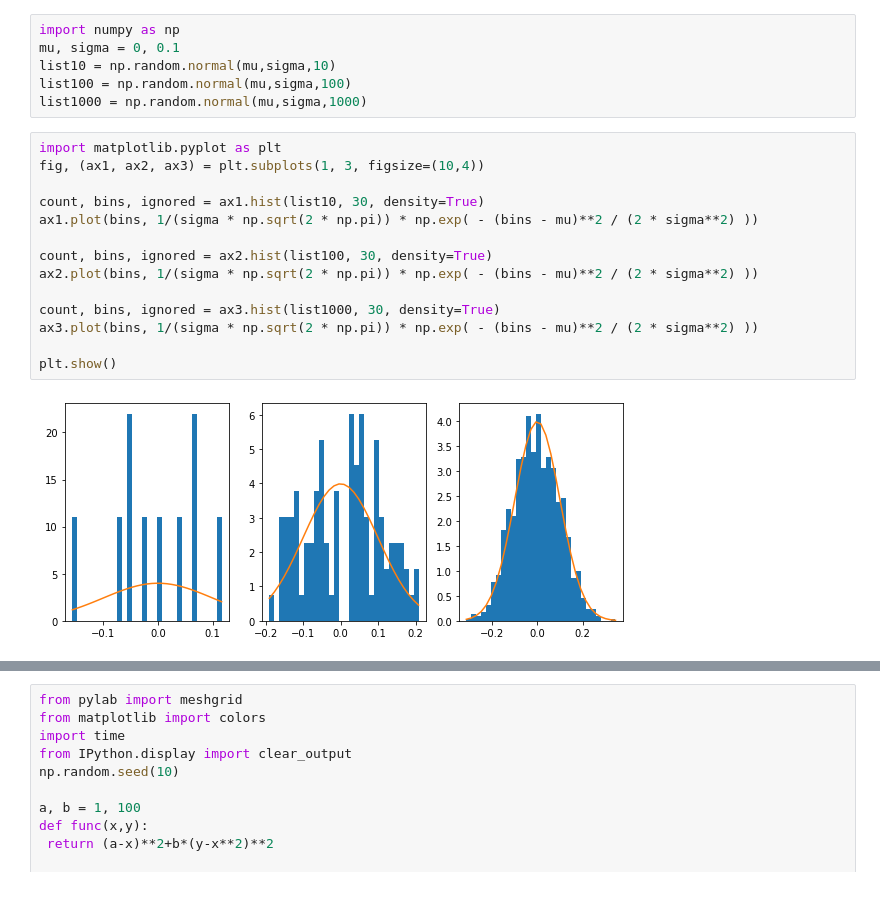
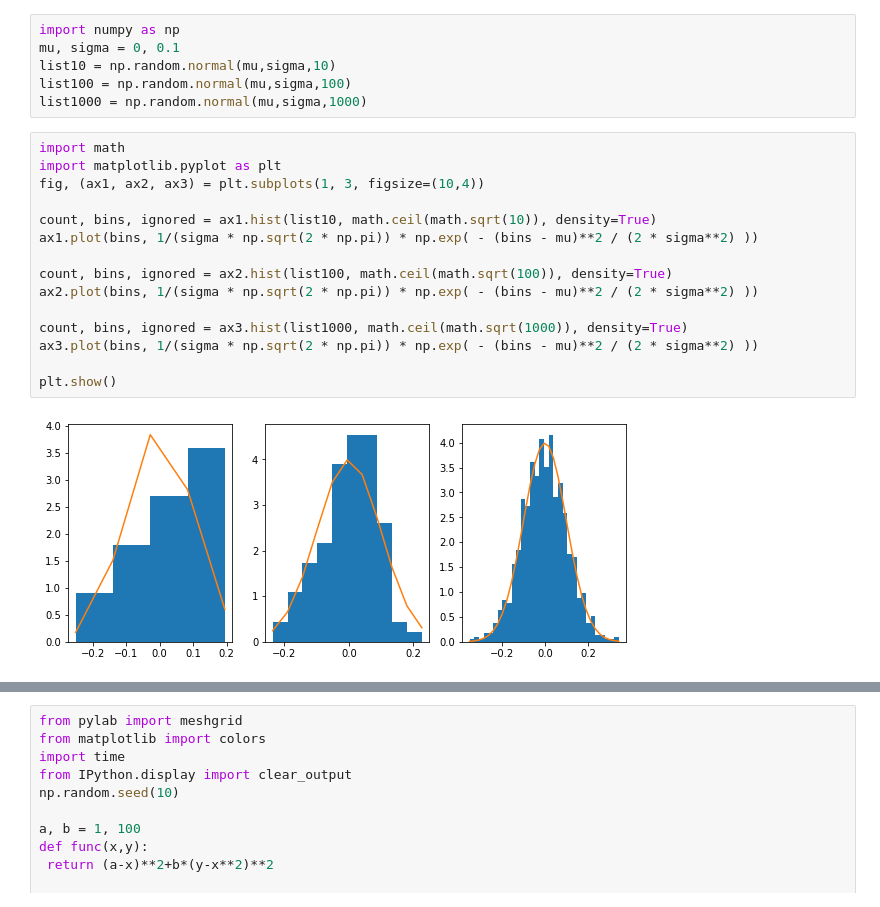
Before and after one commit to mark22222/neuroevolution, a Jupyter notebook: 1.ipynb, the cells around one changed output, grey strips where cells are left out. Cells and saved outputs as stored; diff of their text form.

```diff
--- a/1.ipynb
+++ b/1.ipynb
@@ -5,21 +5,22 @@ list10 = np.random.normal(mu,sigma,10)
 list100 = np.random.normal(mu,sigma,100)
 list1000 = np.random.normal(mu,sigma,1000)
 # %%
+import math
 import matplotlib.pyplot as plt
 fig, (ax1, ax2, ax3) = plt.subplots(1, 3, figsize=(10,4))
 
-count, bins, ignored = ax1.hist(list10, 30, density=True)
+count, bins, ignored = ax1.hist(list10, math.ceil(math.sqrt(10)), density=True)
 ax1.plot(bins, 1/(sigma * np.sqrt(2 * np.pi)) * np.exp( - (bins - mu)**2 / (2 * sigma**2) ))
 
-count, bins, ignored = ax2.hist(list100, 30, density=True)
+count, bins, ignored = ax2.hist(list100, math.ceil(math.sqrt(100)), density=True)
 ax2.plot(bins, 1/(sigma * np.sqrt(2 * np.pi)) * np.exp( - (bins - mu)**2 / (2 * sigma**2) ))
 
-count, bins, ignored = ax3.hist(list1000, 30, density=True)
+count, bins, ignored = ax3.hist(list1000, math.ceil(math.sqrt(1000)), density=True)
 ax3.plot(bins, 1/(sigma * np.sqrt(2 * np.pi)) * np.exp( - (bins - mu)**2 / (2 * sigma**2) ))
 
 plt.show()
 # %% [output]
-[figure, old version]
+[figure, new version]
 # %%
 counters = np.empty(100)
 for iter in range(100):
```
Also changed, not shown: parts of 2 cells of this notebook.
